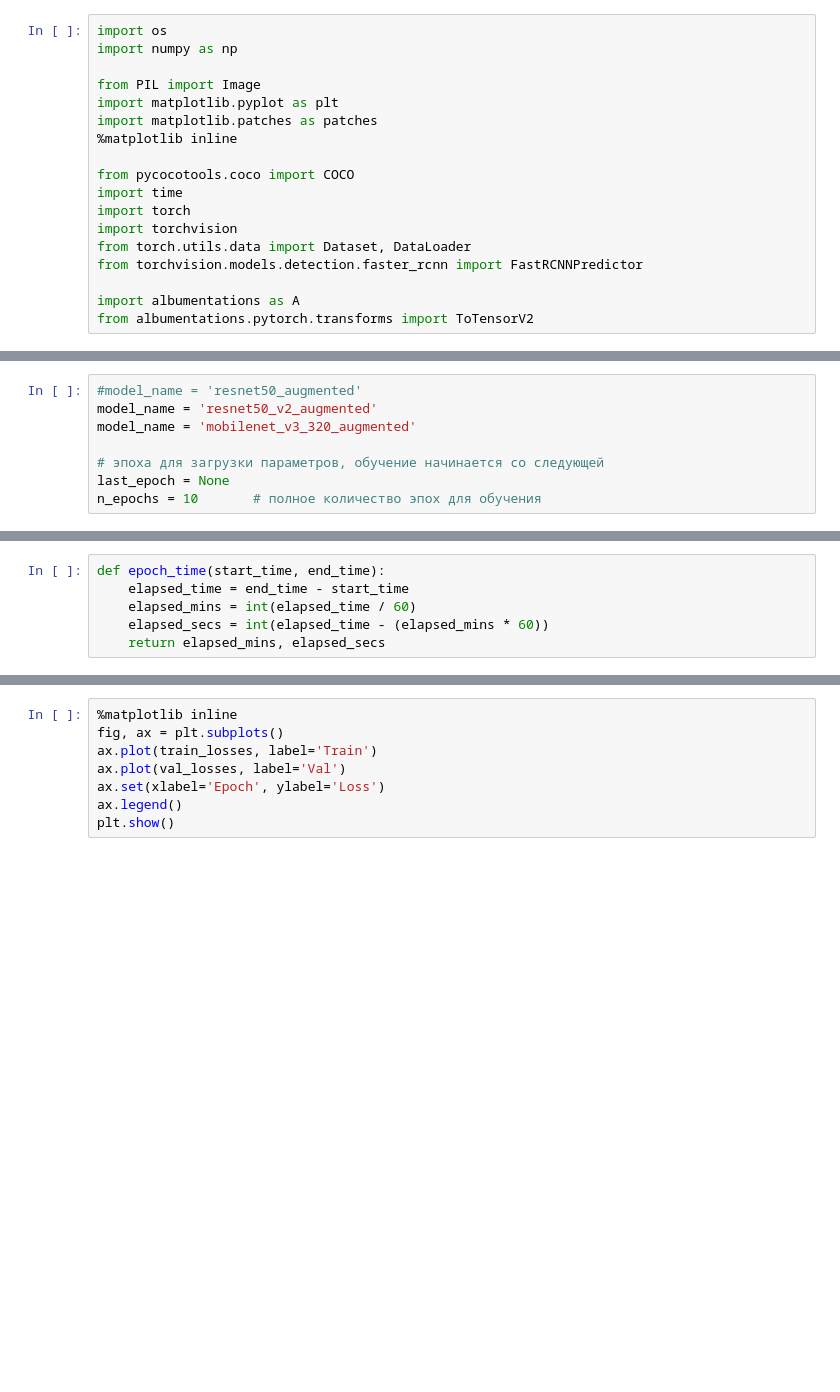
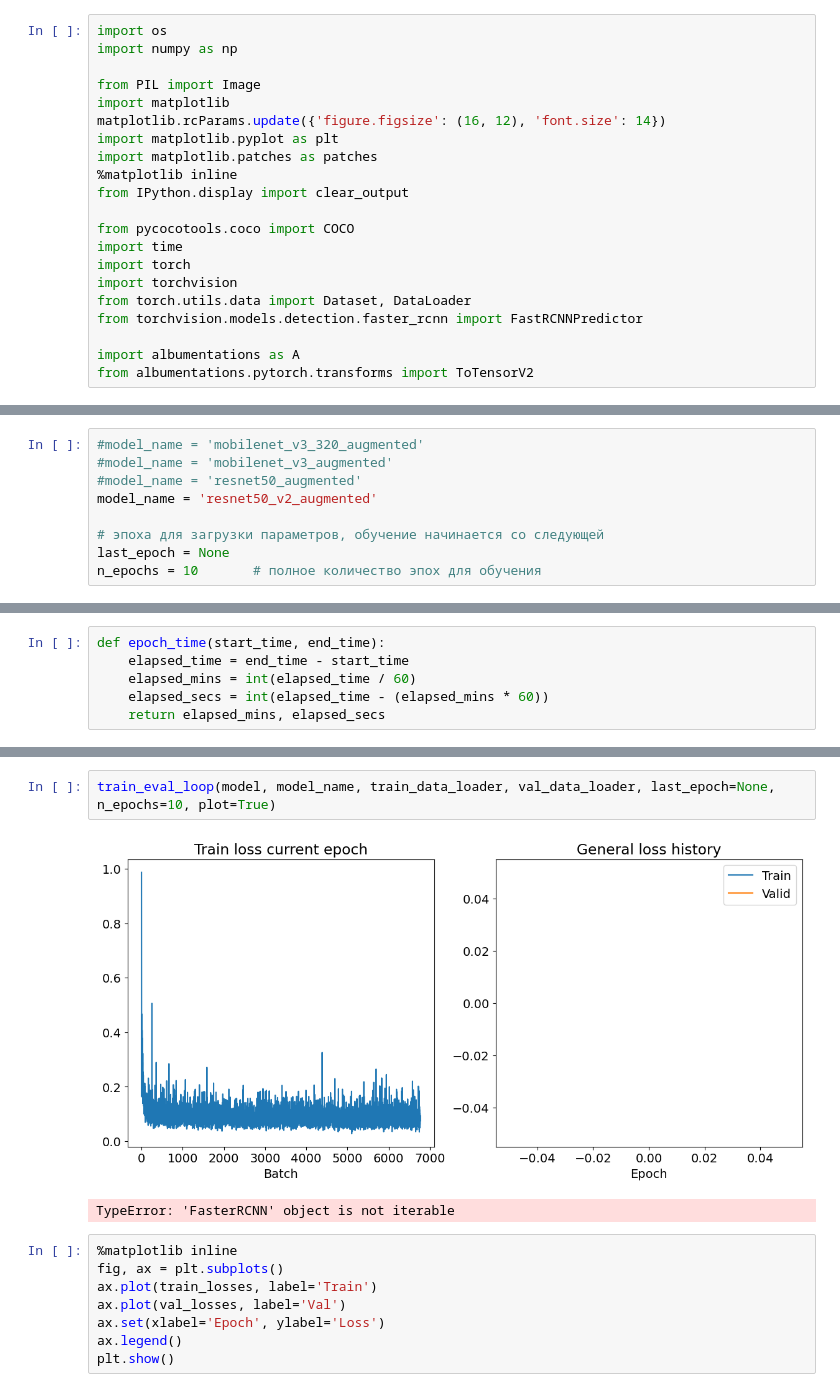
Before and after one commit to Denis-R-V/TSR, a Jupyter notebook: 3.1.detector_train.ipynb, the cells around one changed output, grey strips where cells are left out. Saved outputs shown, nothing was run; the diff lists cells and outputs as text; blank space fills up the shorter version.

```diff
--- a/3.1.detector_train.ipynb
+++ b/3.1.detector_train.ipynb
@@ -22,9 +22,12 @@ import os
 import numpy as np
 
 from PIL import Image
+import matplotlib
+matplotlib.rcParams.update({'figure.figsize': (16, 12), 'font.size': 14})
 import matplotlib.pyplot as plt
 import matplotlib.patches as patches
 %matplotlib inline
+from IPython.display import clear_output
 
 from pycocotools.coco import COCO
 import time
@@ -222,9 +225,10 @@ val_data_loader = DataLoader(val_dataset,
 # %% [markdown]
 ### Параметры модели и обучения
 # %%
+#model_name = 'mobilenet_v3_320_augmented'
+#model_name = 'mobilenet_v3_augmented'
 #model_name = 'resnet50_augmented'
 model_name = 'resnet50_v2_augmented'
-model_name = 'mobilenet_v3_320_augmented'
 
 # эпоха для загрузки параметров, обучение начинается со следующей
 last_epoch = None
@@ -381,3 +410,8 @@ Epoch: 09 | Time: 28m 59s | Train loss: 0.046 | Val loss: 0.050
+# %%
+train_eval_loop(model, model_name, train_data_loader, val_data_loader, last_epoch=None, n_epochs=10, plot=True)
+# %% [output]
+[figure, added]
+TypeError: 'FasterRCNN' object is not iterable
 # %%
 %matplotlib inline
 fig, ax = plt.subplots()
```
Also changed, not shown: parts of 4 cells of this notebook.
